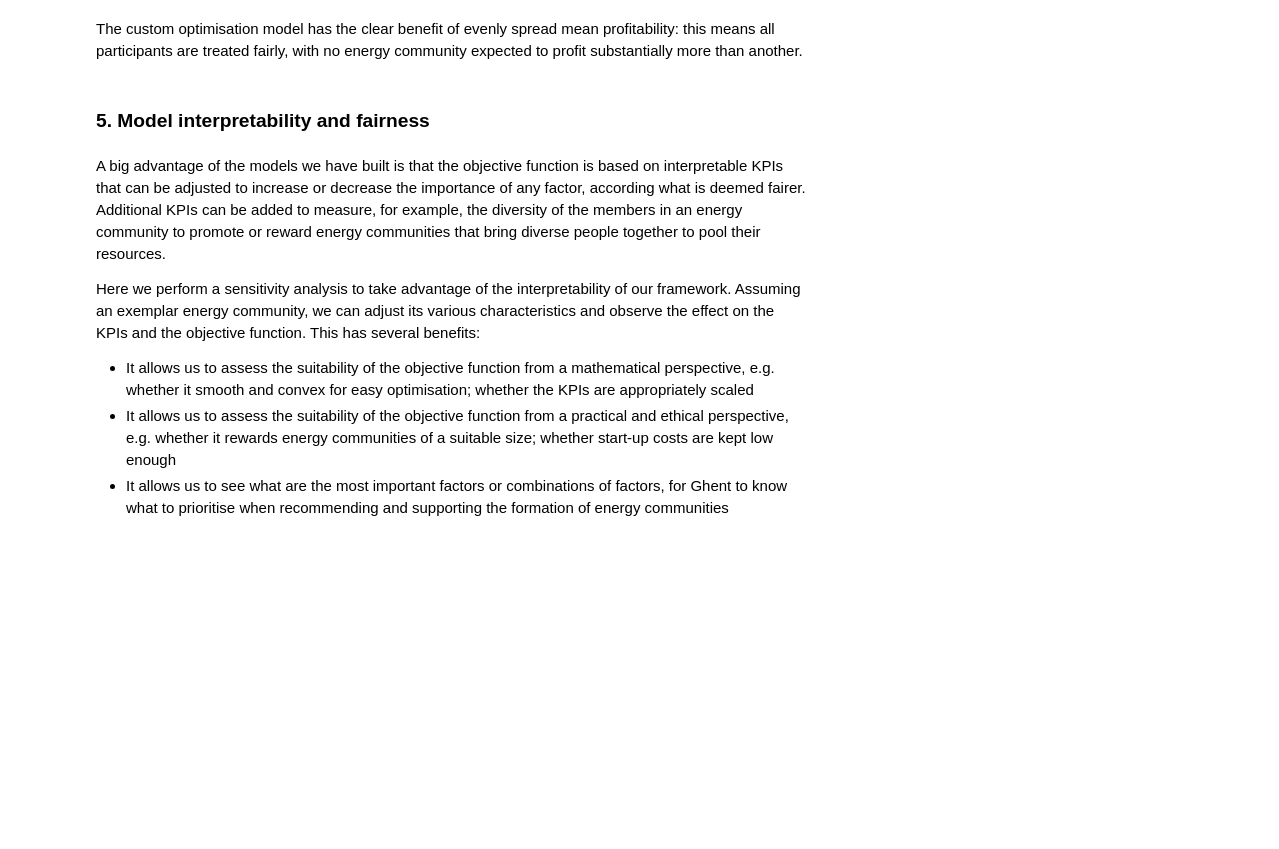
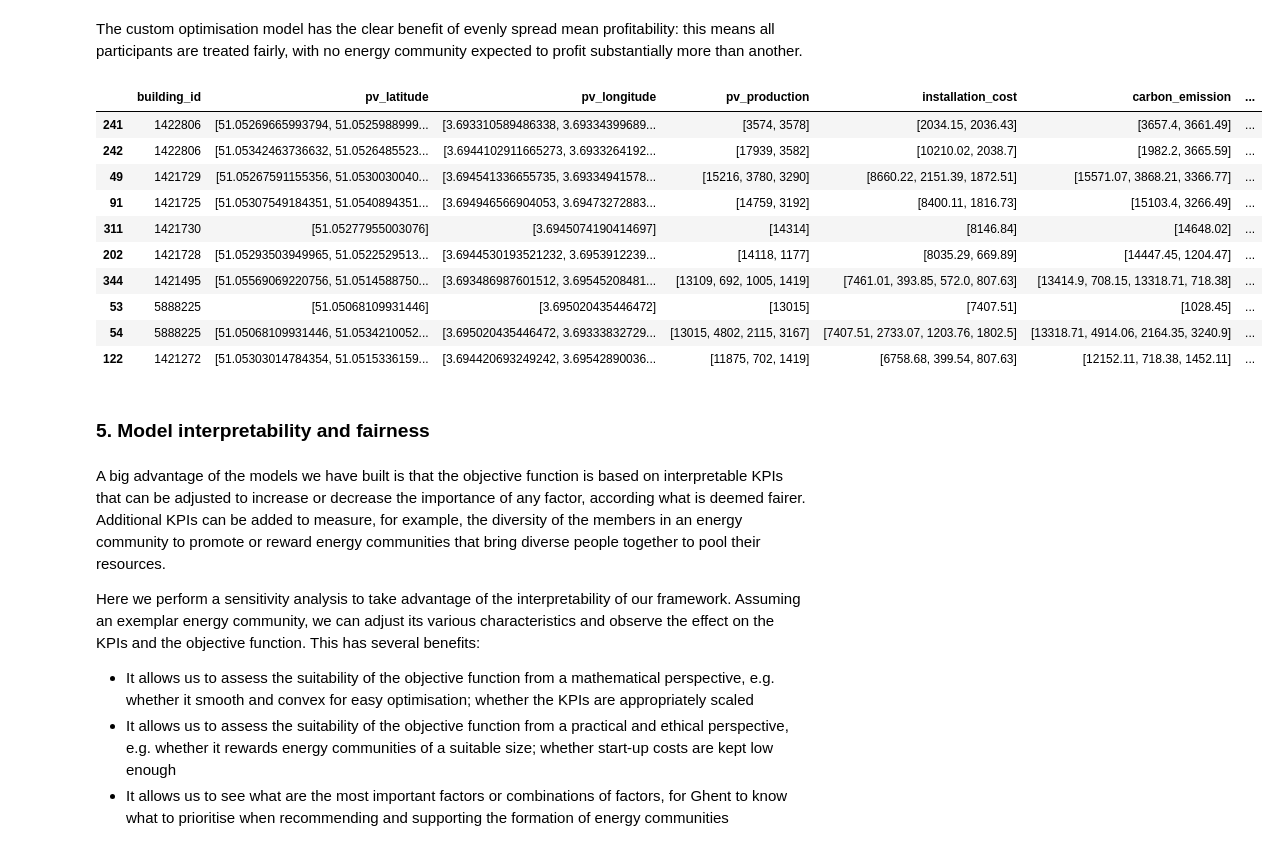
Before and after one commit to World-Data-League/wdl-solutions, a Jupyter notebook: WDL_2023/WDL_Finals_Energy/AI Wonder Girls/notebook.ipynb, the cells around one changed output. Cells and saved outputs as stored; diff of their text form; code cells hidden in the pictures; blank space fills up the shorter version.

```diff
--- a/WDL_2023/WDL_Finals_Energy/AI Wonder Girls/notebook.ipynb
+++ b/WDL_2023/WDL_Finals_Energy/AI Wonder Girls/notebook.ipynb
@@ -2990,5 +3006,21 @@ plt.show()
 # %% [markdown]
 The custom optimisation model has the clear benefit of evenly spread mean profitability: this means all participants are treated fairly, with no energy community expected to profit substantially more than another.
+# %%
+# Save recommended energy communities
+optimisation.final_energy_communities.to_csv(os.path.join(datapath, "Final data", "recommended_energy_communities.csv"))
+optimisation.final_energy_communities.head(10)
+# %% [output]
+|  | building_id | pv_latitude | pv_longitude | pv_production | installation_cost | carbon_emission | ... |
+| 241 | 1422806 | [51.05269665993794, 51.0525988999... | [3.693310589486338, 3.69334399689... | [3574, 3578] | [2034.15, 2036.43] | [3657.4, 3661.49] | ... |
+| 242 | 1422806 | [51.05342463736632, 51.0526485523... | [3.6944102911665273, 3.6933264192... | [17939, 3582] | [10210.02, 2038.7] | [1982.2, 3665.59] | ... |
+| 49 | 1421729 | [51.05267591155356, 51.0530030040... | [3.694541336655735, 3.69334941578... | [15216, 3780, 3290] | [8660.22, 2151.39, 1872.51] | [15571.07, 3868.21, 3366.77] | ... |
+| 91 | 1421725 | [51.05307549184351, 51.0540894351... | [3.694946566904053, 3.69473272883... | [14759, 3192] | [8400.11, 1816.73] | [15103.4, 3266.49] | ... |
+| 311 | 1421730 | [51.05277955003076] | [3.6945074190414697] | [14314] | [8146.84] | [14648.02] | ... |
+| 202 | 1421728 | [51.05293503949965, 51.0522529513... | [3.6944530193521232, 3.6953912239... | [14118, 1177] | [8035.29, 669.89] | [14447.45, 1204.47] | ... |
+| 344 | 1421495 | [51.05569069220756, 51.0514588750... | [3.693486987601512, 3.69545208481... | [13109, 692, 1005, 1419] | [7461.01, 393.85, 572.0, 807.63] | [13414.9, 708.15, 13318.71, 718.38] | ... |
+| 53 | 5888225 | [51.05068109931446] | [3.695020435446472] | [13015] | [7407.51] | [1028.45] | ... |
+| 54 | 5888225 | [51.05068109931446, 51.0534210052... | [3.695020435446472, 3.69333832729... | [13015, 4802, 2115, 3167] | [7407.51, 2733.07, 1203.76, 1802.5] | [13318.71, 4914.06, 2164.35, 3240.9] | ... |
+| 122 | 1421272 | [51.05303014784354, 51.0515336159... | [3.694420693249242, 3.69542890036... | [11875, 702, 1419] | [6758.68, 399.54, 807.63] | [12152.11, 718.38, 1452.11] | ... |
 # %% [markdown]
 ### 5. Model interpretability and fairness
 # %% [markdown]
```
Also changed, not shown: parts of 19 cells of this notebook.
